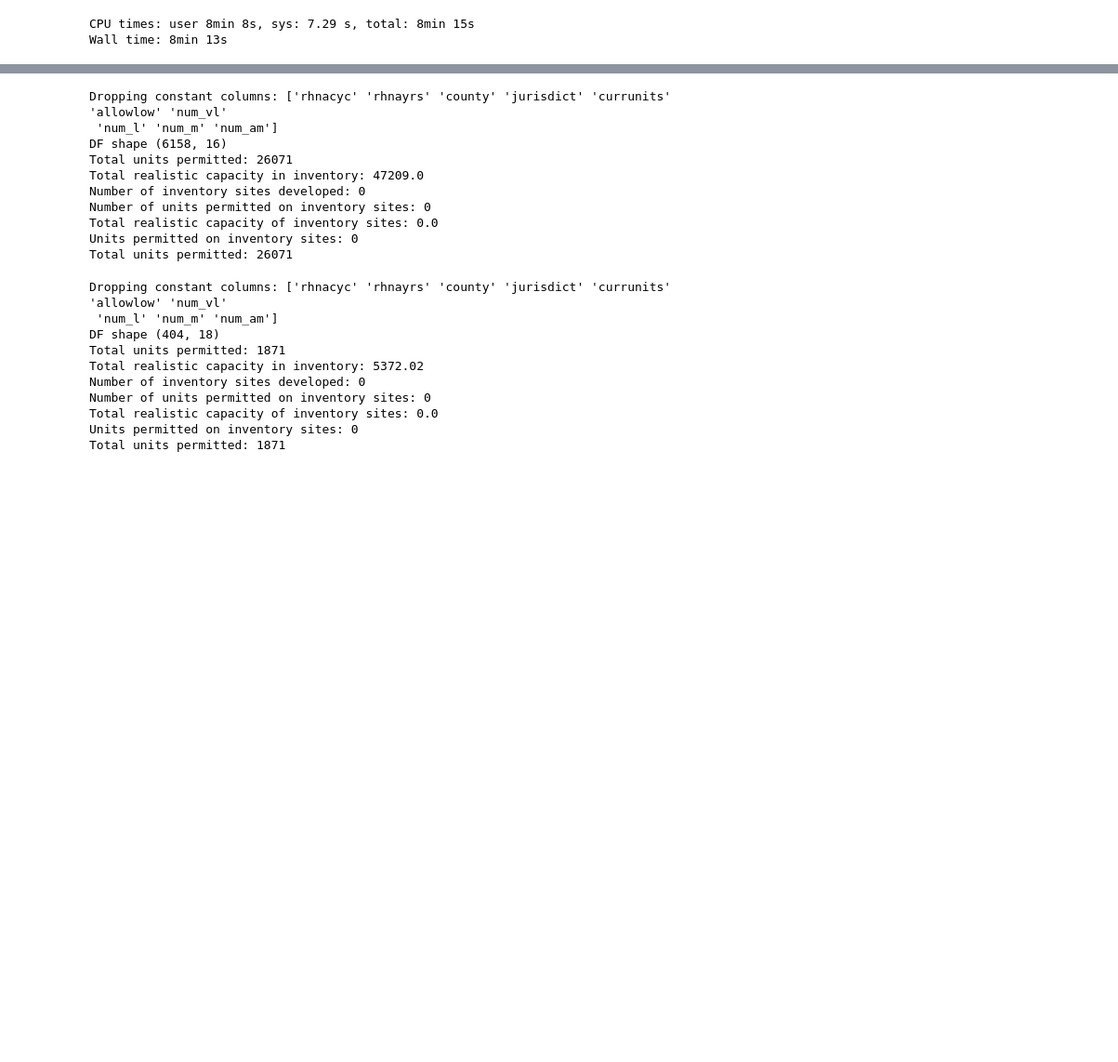
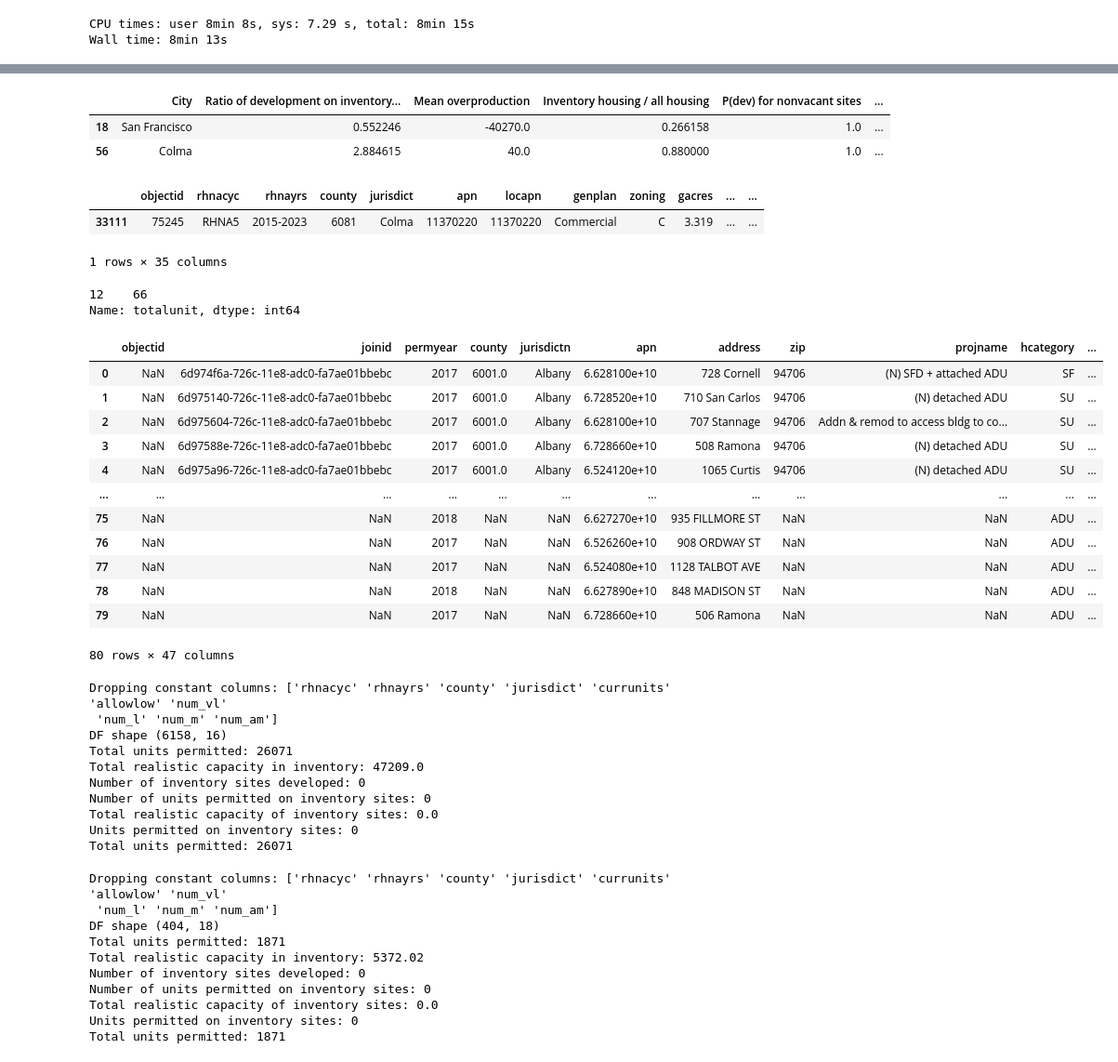
Before and after one commit to YIMBYdata/housing-elements, a Jupyter notebook: Final results.ipynb, the cells around one changed output, grey strips where cells are left out. Shown: that part at 93% size. Cells and saved outputs as stored; diff of their text form; code cells hidden in the pictures; blank space fills up the shorter version.

```diff
--- a/Final results.ipynb
+++ b/Final results.ipynb
@@ -115,3 +107,36 @@ round(results_df, 2)
+# %%
+results_df[(results_df['P(dev) for inventory'] == 1)]
+# %% [output]
+|  | City | Ratio of development on inventory... | Mean overproduction | Inventory housing / all housing | P(dev) for nonvacant sites | ... |
+| 18 | San Francisco | 0.552246 | -40270.0 | 0.266158 | 1.0 | ... |
+| 56 | Colma | 2.884615 | 40.0 | 0.880000 | 1.0 | ... |
+# %%
+cities_with_sites['Colma']
+# %% [output]
+|  | objectid | rhnacyc | rhnayrs | county | jurisdict | apn | locapn | genplan | zoning | gacres | ... | ... |
+| 33111 | 75245 | RHNA5 | 2015-2023 | 6081 | Colma | 11370220 | 11370220 | Commercial | C | 3.319 | ... | ... |
+1 rows × 35 columns
+# %%
+cities_with_permits['San Francisco'][cities_with_permits['San Francisco']['apn'] == 11370220.0].totalunit
+# %% [output]
+12    66
+Name: totalunit, dtype: int64
+# %%
+utils.load_all_new_building_permits("Albany")
+# %% [output]
+|  | objectid | joinid | permyear | county | jurisdictn | apn | address | zip | projname | hcategory | ... |
+| 0 | NaN | 6d974f6a-726c-11e8-adc0-fa7ae01bbebc | 2017 | 6001.0 | Albany | 6.628100e+10 | 728 Cornell | 94706 | (N) SFD + attached ADU | SF | ... |
+| 1 | NaN | 6d975140-726c-11e8-adc0-fa7ae01bbebc | 2017 | 6001.0 | Albany | 6.728520e+10 | 710 San Carlos | 94706 | (N) detached ADU | SU | ... |
+| 2 | NaN | 6d975604-726c-11e8-adc0-fa7ae01bbebc | 2017 | 6001.0 | Albany | 6.628100e+10 | 707 Stannage | 94706 | Addn & remod to access bldg to co... | SU | ... |
+| 3 | NaN | 6d97588e-726c-11e8-adc0-fa7ae01bbebc | 2017 | 6001.0 | Albany | 6.728660e+10 | 508 Ramona | 94706 | (N) detached ADU | SU | ... |
+| 4 | NaN | 6d975a96-726c-11e8-adc0-fa7ae01bbebc | 2017 | 6001.0 | Albany | 6.524120e+10 | 1065 Curtis | 94706 | (N) detached ADU | SU | ... |
+| ... | ... | ... | ... | ... | ... | ... | ... | ... | ... | ... | ... |
+| 75 | NaN | NaN | 2018 | NaN | NaN | 6.627270e+10 | 935 FILLMORE ST | NaN | NaN | ADU | ... |
+| 76 | NaN | NaN | 2017 | NaN | NaN | 6.526260e+10 | 908 ORDWAY ST | NaN | NaN | ADU | ... |
+| 77 | NaN | NaN | 2017 | NaN | NaN | 6.524080e+10 | 1128 TALBOT AVE | NaN | NaN | ADU | ... |
+| 78 | NaN | NaN | 2018 | NaN | NaN | 6.627890e+10 | 848 MADISON ST | NaN | NaN | ADU | ... |
+| 79 | NaN | NaN | 2017 | NaN | NaN | 6.728660e+10 | 506 Ramona | NaN | NaN | ADU | ... |
+80 rows × 47 columns
 # %%
 %%time
 results_geo_df = pd.DataFrame([get_results_for_city(city, merge_with_address=True) for city in cities])
```
Also changed, not shown: parts of 8 cells of this notebook, 1 other file.
